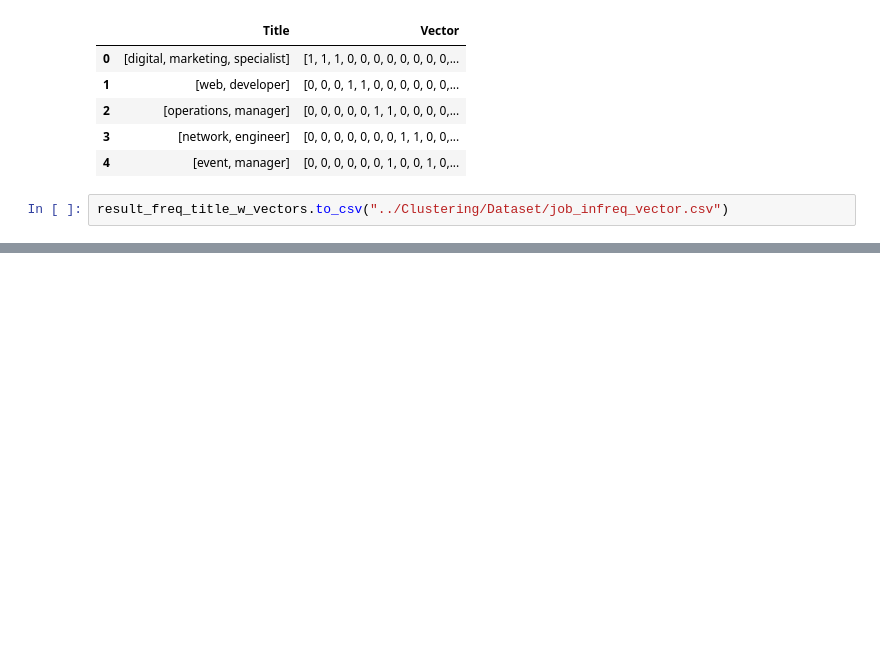
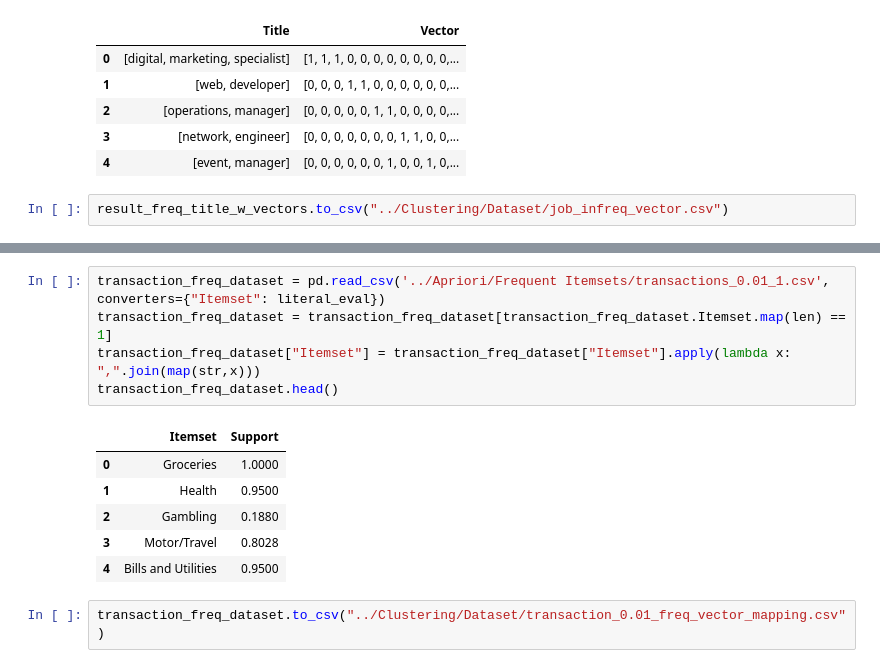
Before and after one commit to titim789/Data_Analytics_Project, a Jupyter notebook: Assignment 2/Clustering Adapter/adapter.ipynb, the cells around one changed output, grey strips where cells are left out. Cells and saved outputs as stored; diff of their text form; blank space fills up the shorter version.

```diff
--- a/Assignment 2/Clustering Adapter/adapter.ipynb
+++ b/Assignment 2/Clustering Adapter/adapter.ipynb
@@ -220,0 +258,14 @@ result_freq_title_w_vectors.to_csv("../Clustering/Dataset/job_infreq_vector.csv"
+# %%
+transaction_freq_dataset = pd.read_csv('../Apriori/Frequent Itemsets/transactions_0.01_1.csv', converters={"Itemset": literal_eval})
+transaction_freq_dataset = transaction_freq_dataset[transaction_freq_dataset.Itemset.map(len) == 1]
+transaction_freq_dataset["Itemset"] = transaction_freq_dataset["Itemset"].apply(lambda x: ",".join(map(str,x)))
+transaction_freq_dataset.head()
+# %% [output]
+|  | Itemset | Support |
+| 0 | Groceries | 1.0000 |
+| 1 | Health | 0.9500 |
+| 2 | Gambling | 0.1880 |
+| 3 | Motor/Travel | 0.8028 |
+| 4 | Bills and Utilities | 0.9500 |
+# %%
+transaction_freq_dataset.to_csv("../Clustering/Dataset/transaction_0.01_freq_vector_mapping.csv")
```
Also changed, not shown: parts of 9 cells of this notebook, 4 other files.
